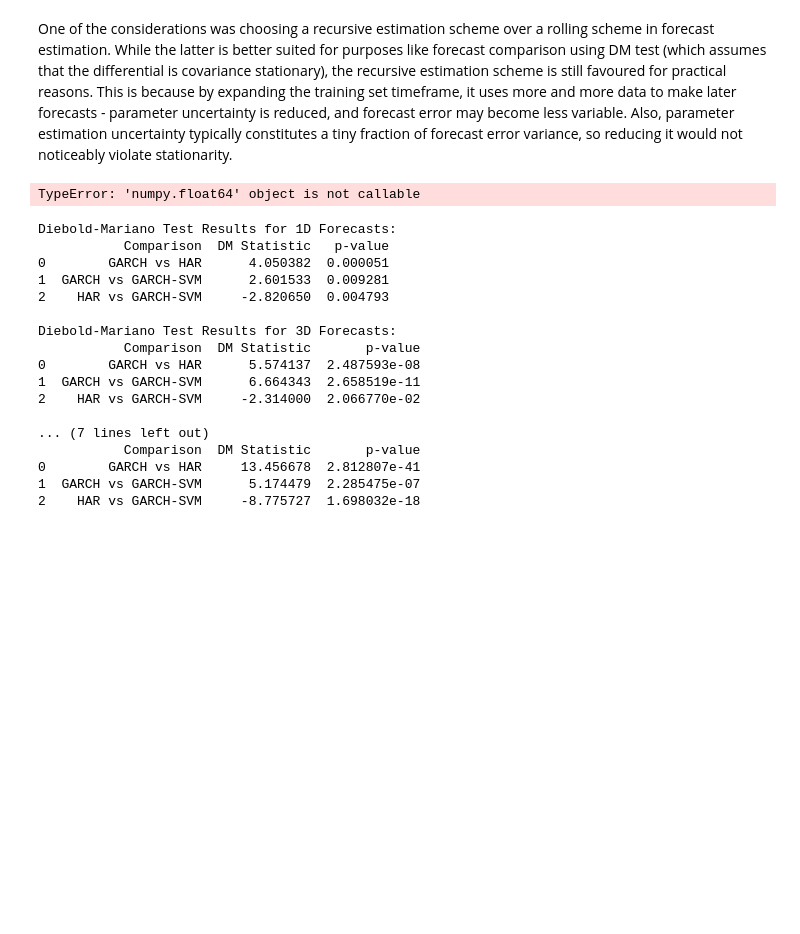
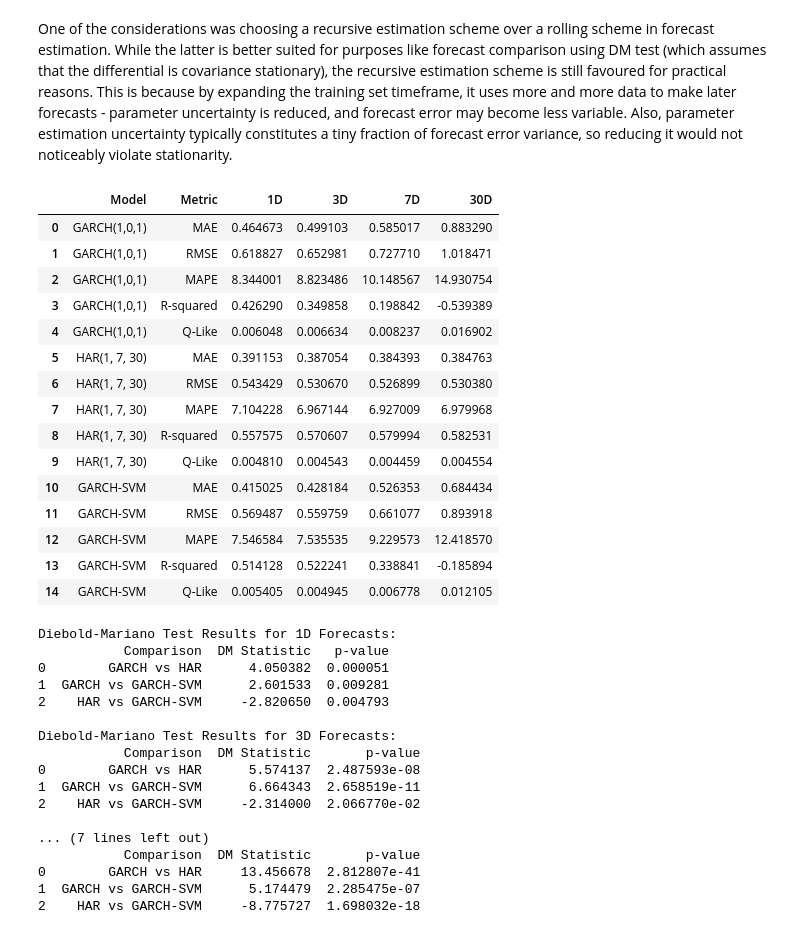
Before and after one commit to kiwi-lemongrass/DSE4101_Individual-Project, a Jupyter notebook: src/eval.ipynb, the cells around one changed output. Cells and saved outputs as stored; diff of their text form; code cells hidden in the pictures; blank space fills up the shorter version.

```diff
--- a/src/eval.ipynb
+++ b/src/eval.ipynb
@@ -17,7 +17,7 @@ from sklearn.metrics import mean_squared_error, mean_absolute_error, mean_absolu
 # %% [markdown]
 One of the considerations was choosing a recursive estimation scheme over a rolling scheme in forecast estimation. While the latter is better suited for purposes like forecast comparison using DM test (which assumes that the differential is covariance stationary), the recursive estimation scheme is still favoured for practical reasons. This is because by expanding the training set timeframe, it uses more and more data to make later forecasts - parameter uncertainty is reduced, and forecast error may become less variable. Also, parameter estimation uncertainty typically constitutes a tiny fraction of forecast error variance, so reducing it would not noticeably violate stationarity.
 # %%
-def qlike(actual, pred):
+def get_qlike(actual, pred):
     a = np.array(actual)
     p = np.array(pred)
     q = np.mean(a/p - np.log(a/p) - 1)
@@ -25,7 +25,7 @@ def qlike(actual, pred):
 # %%
 results = pd.DataFrame(columns=['Model', 'Metric', '1D', '3D', '7D', '30D'])
 
-for model in ['GARCH(1,0,1)', 'HAR(1, 7, 30)', 'GARCH-SVM', 'MS-GARCH(1,1)']:
+for model in ['GARCH(1,0,1)', 'HAR(1, 7, 30)', 'GARCH-SVM']:
     maes = []
     rmses = []
     mapes = []
@@ -34,36 +34,52 @@ for model in ['GARCH(1,0,1)', 'HAR(1, 7, 30)', 'GARCH-SVM', 'MS-GARCH(1,1)']:
 
     # Loop through the different horizons
     for h in [1, 3, 7, 30]:
         # Load the predictions
         predictions = pd.read_csv(f'../res/{model}_{h}D.csv')['Predicted']
         actual = pd.read_csv(f'../res/lnRV_test_{h}D.csv')['lnRV']
 
         # Calculate metrics and append to lists
         mae = mean_absolute_error(actual, predictions)
         rmse = np.sqrt(mean_squared_error(actual, predictions))
         mape = mean_absolute_percentage_error(actual, predictions) * 100
         r2 = r2_score(actual, predictions)
-        qlike = qlike(actual, predictions)
+        qlike = get_qlike(actual, predictions)
 
         maes.append(mae)
         rmses.append(rmse)
         mapes.append(mape)
         r2s.append(r2)
+        qlikes.append(qlike)
 
     # Append results to DataFrame
     results = pd.concat([results, pd.DataFrame({
-        'Model': [model] * 4,
+        'Model': [model] * 5,
         'Metric': ['MAE', 'RMSE', 'MAPE', 'R-squared', 'Q-Like'],
         '1D': [maes[0], rmses[0], mapes[0], r2s[0], qlikes[0]],
         '3D': [maes[1], rmses[1], mapes[1], r2s[1], qlikes[1]],
         '7D': [maes[2], rmses[2], mapes[2], r2s[2], qlikes[2]],
         '30D': [maes[3], rmses[3], mapes[3], r2s[3], qlikes[3]]
     })], ignore_index=True)
 
 results.to_csv('../res/metrics.csv', index=False)
 results
 # %% [output]
-TypeError: 'numpy.float64' object is not callable
+|  | Model | Metric | 1D | 3D | 7D | 30D |
+| 0 | GARCH(1,0,1) | MAE | 0.464673 | 0.499103 | 0.585017 | 0.883290 |
+| 1 | GARCH(1,0,1) | RMSE | 0.618827 | 0.652981 | 0.727710 | 1.018471 |
+| 2 | GARCH(1,0,1) | MAPE | 8.344001 | 8.823486 | 10.148567 | 14.930754 |
+| 3 | GARCH(1,0,1) | R-squared | 0.426290 | 0.349858 | 0.198842 | -0.539389 |
+| 4 | GARCH(1,0,1) | Q-Like | 0.006048 | 0.006634 | 0.008237 | 0.016902 |
+| 5 | HAR(1, 7, 30) | MAE | 0.391153 | 0.387054 | 0.384393 | 0.384763 |
+| 6 | HAR(1, 7, 30) | RMSE | 0.543429 | 0.530670 | 0.526899 | 0.530380 |
+| 7 | HAR(1, 7, 30) | MAPE | 7.104228 | 6.967144 | 6.927009 | 6.979968 |
+| 8 | HAR(1, 7, 30) | R-squared | 0.557575 | 0.570607 | 0.579994 | 0.582531 |
+| 9 | HAR(1, 7, 30) | Q-Like | 0.004810 | 0.004543 | 0.004459 | 0.004554 |
+| 10 | GARCH-SVM | MAE | 0.415025 | 0.428184 | 0.526353 | 0.684434 |
+| 11 | GARCH-SVM | RMSE | 0.569487 | 0.559759 | 0.661077 | 0.893918 |
+| 12 | GARCH-SVM | MAPE | 7.546584 | 7.535535 | 9.229573 | 12.418570 |
+| 13 | GARCH-SVM | R-squared | 0.514128 | 0.522241 | 0.338841 | -0.185894 |
+| 14 | GARCH-SVM | Q-Like | 0.005405 | 0.004945 | 0.006778 | 0.012105 |
 # %%
 # Diebold Mariano (1995) EPA Test
 def diebold_mariano(actual, forecast1, forecast2, h=3):
```
Also changed, not shown: parts of 2 cells of this notebook, 2 other files.
